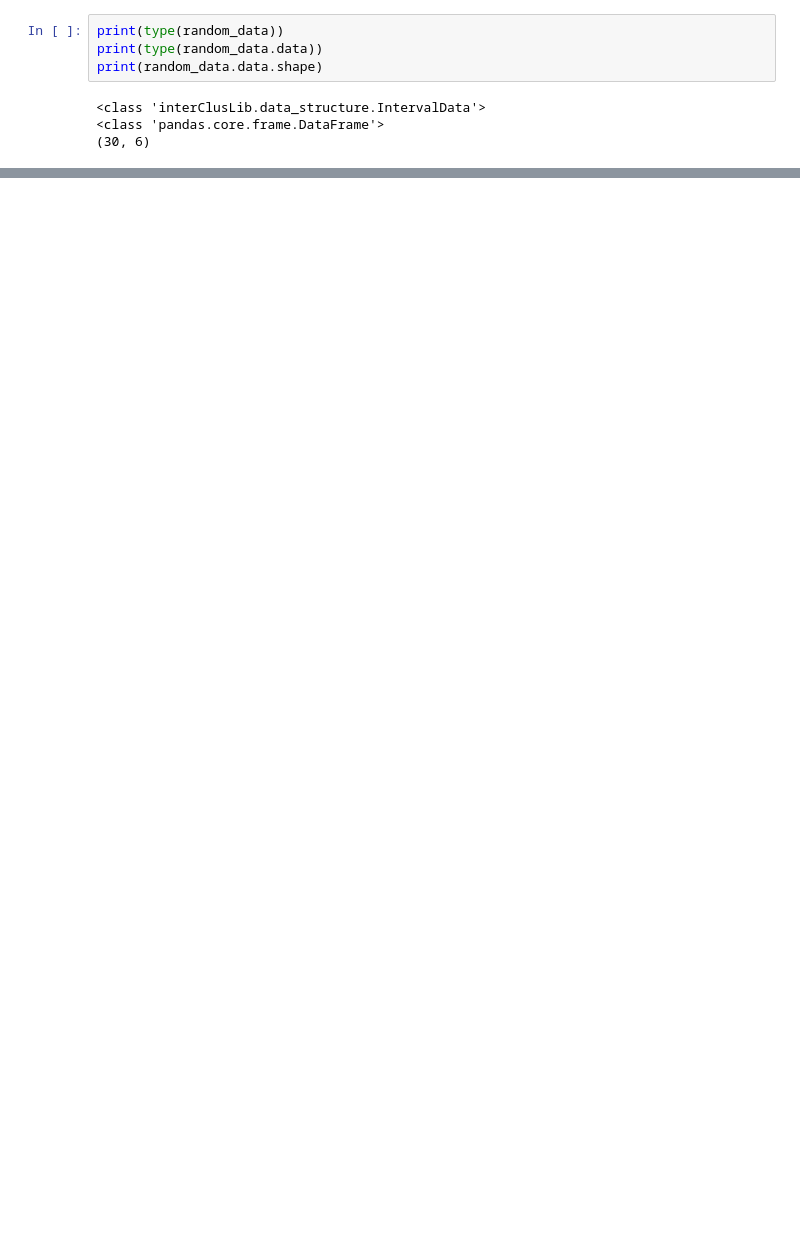
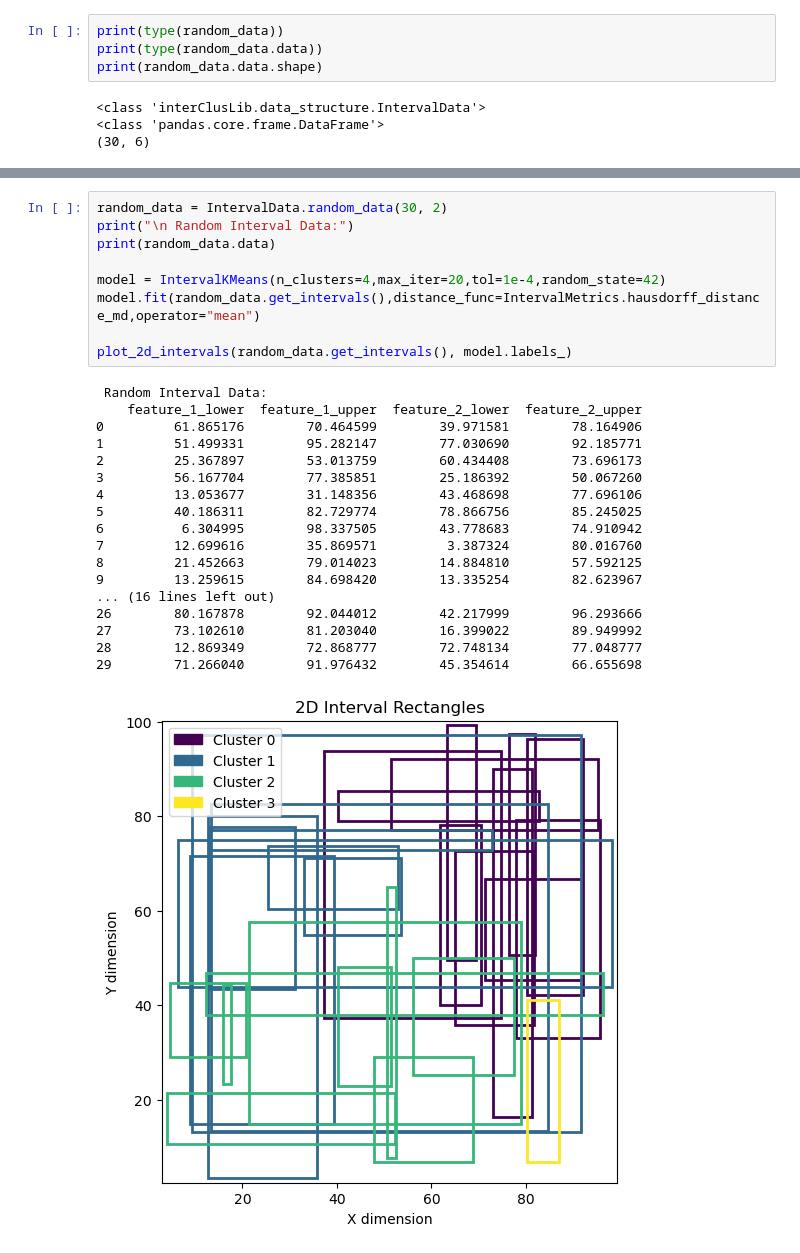
Before and after one commit to hchaenc/InterClusLib, a Jupyter notebook: examples/example_measurements.ipynb, the cells around one changed output, grey strips where cells are left out. Saved outputs shown, nothing was run; the diff lists cells and outputs as text; blank space fills up the shorter version.

```diff
--- a/examples/example_measurements.ipynb
+++ b/examples/example_measurements.ipynb
@@ -220,0 +183,28 @@ plt.show()
+# %%
+random_data = IntervalData.random_data(30, 2)
+print("\n Random Interval Data:")
+print(random_data.data)
+
+model = IntervalKMeans(n_clusters=4,max_iter=20,tol=1e-4,random_state=42)
+model.fit(random_data.get_intervals(),distance_func=IntervalMetrics.hausdorff_distance_md,operator="mean")
+
+plot_2d_intervals(random_data.get_intervals(), model.labels_)
+# %% [output]
+ Random Interval Data:
+    feature_1_lower  feature_1_upper  feature_2_lower  feature_2_upper
+0         61.865176        70.464599        39.971581        78.164906
+1         51.499331        95.282147        77.030690        92.185771
+2         25.367897        53.013759        60.434408        73.696173
+3         56.167704        77.385851        25.186392        50.067260
+4         13.053677        31.148356        43.468698        77.696106
+5         40.186311        82.729774        78.866756        85.245025
+6          6.304995        98.337505        43.778683        74.910942
+7         12.699616        35.869571         3.387324        80.016760
+8         21.452663        79.014023        14.884810        57.592125
+9         13.259615        84.698420        13.335254        82.623967
+... (16 lines left out)
+26        80.167878        92.044012        42.217999        96.293666
+27        73.102610        81.203040        16.399022        89.949992
+28        12.869349        72.868777        72.748134        77.048777
+29        71.266040        91.976432        45.354614        66.655698
+[figure, added]
```
Also changed, not shown: parts of 8 cells of this notebook, 3 other files.
